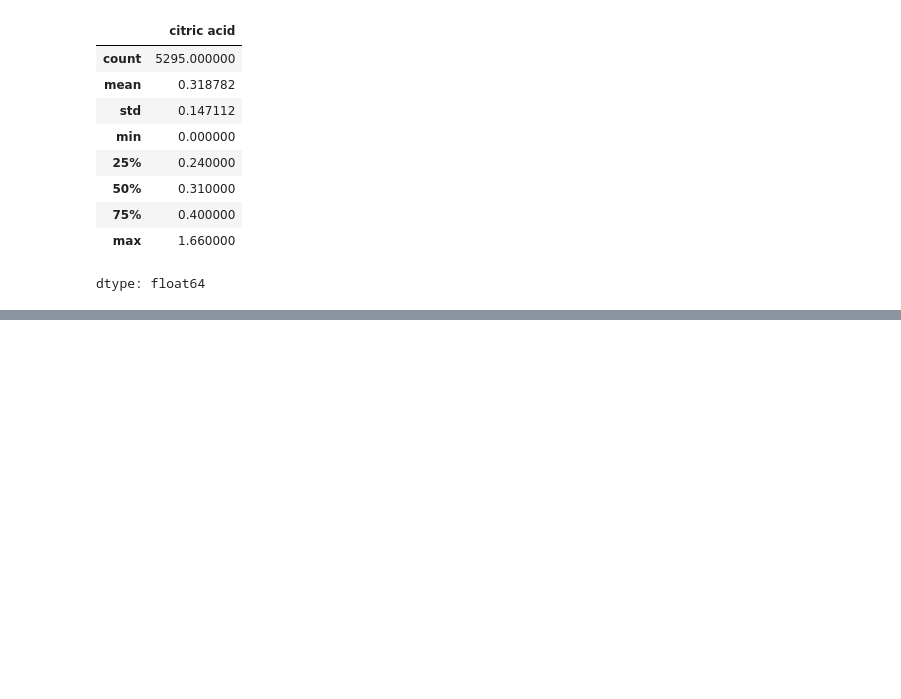
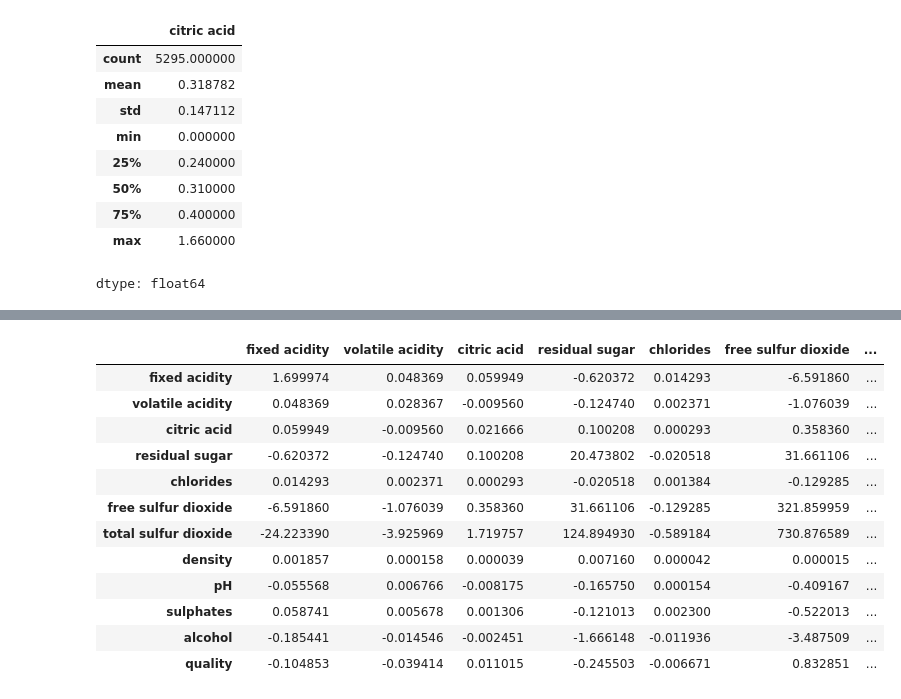
Before and after one commit to SankalpMehani/ml-review, a Jupyter notebook: Task_PCA.ipynb, the cells around one changed output, grey strips where cells are left out. Saved outputs shown, nothing was run; the diff lists cells and outputs as text; code cells hidden in the pictures; blank space fills up the shorter version.

```diff
--- a/Task_PCA.ipynb
+++ b/Task_PCA.ipynb
@@ -117,3 +139,13 @@ wine.head(5)
 # %%
 from sklearn.model_selection import train_test_split
 X_train, X_test, y_train, y_test = train_test_split(X, y, test_size=0.2, random_state=42)
+# %%
+from sklearn.neighbors import KNeighborsClassifier
+from sklearn.metrics import accuracy_score, classification_report
+
+knn = KNeighborsClassifier(n_neighbors=5)
+knn.fit(X_train, y_train)
+y_pred = knn.predict(X_test)
+accuracy = accuracy_score(y_test, y_pred)
+print(f"Accuracy: {accuracy}")
+print(classification_report(y_test, y_pred))
@@ -119,0 +166,17 @@ X_train, X_test, y_train, y_test = train_test_split(X, y, test_size=0.2, random_
+# %%
+covariance_matrix = X_train.cov()
+covariance_matrix
+# %% [output]
+|  | fixed acidity | volatile acidity | citric acid | residual sugar | chlorides | free sulfur dioxide | ... |
+| fixed acidity | 1.699974 | 0.048369 | 0.059949 | -0.620372 | 0.014293 | -6.591860 | ... |
+| volatile acidity | 0.048369 | 0.028367 | -0.009560 | -0.124740 | 0.002371 | -1.076039 | ... |
+| citric acid | 0.059949 | -0.009560 | 0.021666 | 0.100208 | 0.000293 | 0.358360 | ... |
+| residual sugar | -0.620372 | -0.124740 | 0.100208 | 20.473802 | -0.020518 | 31.661106 | ... |
+| chlorides | 0.014293 | 0.002371 | 0.000293 | -0.020518 | 0.001384 | -0.129285 | ... |
+| free sulfur dioxide | -6.591860 | -1.076039 | 0.358360 | 31.661106 | -0.129285 | 321.859959 | ... |
+| total sulfur dioxide | -24.223390 | -3.925969 | 1.719757 | 124.894930 | -0.589184 | 730.876589 | ... |
+| density | 0.001857 | 0.000158 | 0.000039 | 0.007160 | 0.000042 | 0.000015 | ... |
+| pH | -0.055568 | 0.006766 | -0.008175 | -0.165750 | 0.000154 | -0.409167 | ... |
+| sulphates | 0.058741 | 0.005678 | 0.001306 | -0.121013 | 0.002300 | -0.522013 | ... |
+| alcohol | -0.185441 | -0.014546 | -0.002451 | -1.666148 | -0.011936 | -3.487509 | ... |
+| quality | -0.104853 | -0.039414 | 0.011015 | -0.245503 | -0.006671 | 0.832851 | ... |
```
Also changed, not shown: parts of 12 cells of this notebook.
